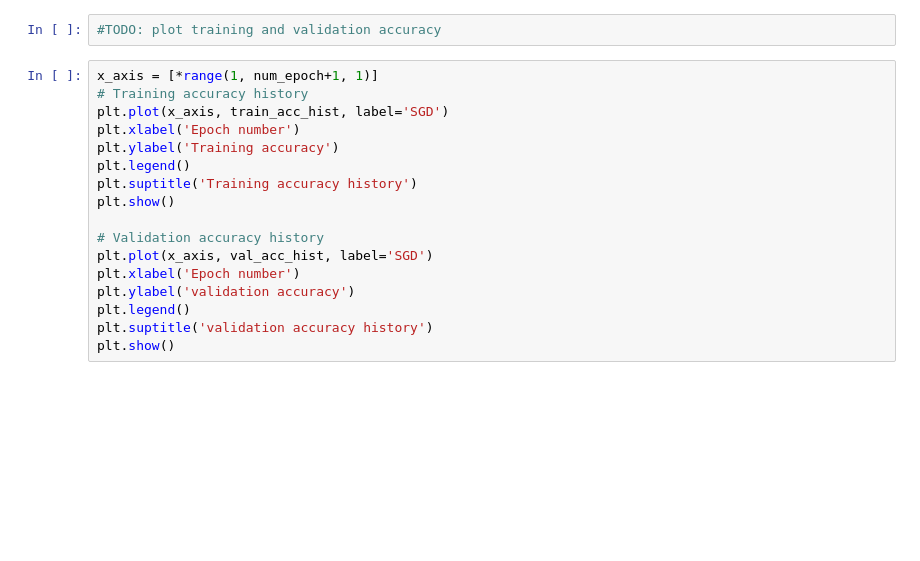
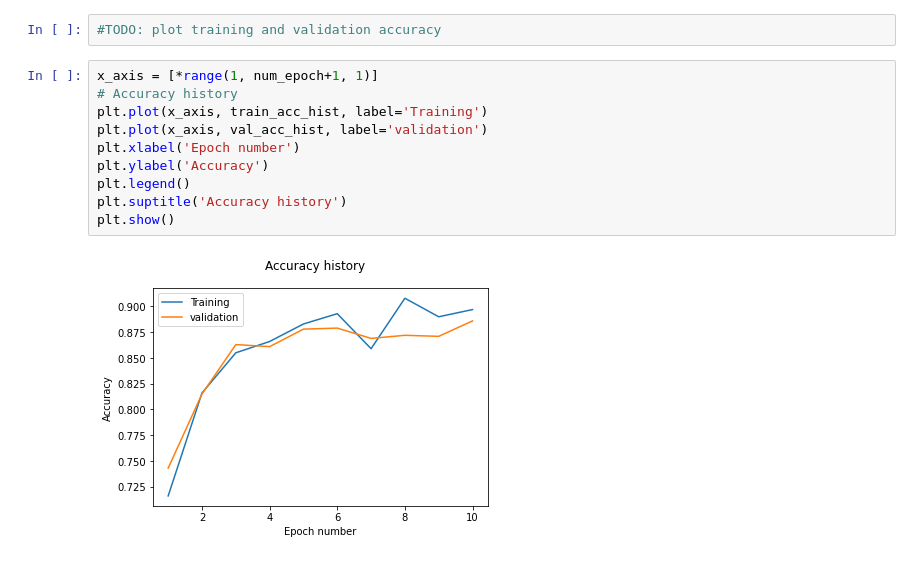
Before and after one commit to ecbme4040/e4040-2022fall-assign1-tw2834, a Jupyter notebook: task2-mlp_numpy.ipynb, the cells around one changed output. Cells and saved outputs as stored; diff of their text form; blank space fills up the shorter version.

```diff
--- a/task2-mlp_numpy.ipynb
+++ b/task2-mlp_numpy.ipynb
@@ -644,18 +688,13 @@ test(model, X_test, y_test)
 #TODO: plot training and validation accuracy
 # %%
 x_axis = [*range(1, num_epoch+1, 1)]
-# Training accuracy history
-plt.plot(x_axis, train_acc_hist, label='SGD')
+# Accuracy history
+plt.plot(x_axis, train_acc_hist, label='Training')
+plt.plot(x_axis, val_acc_hist, label='validation')
 plt.xlabel('Epoch number')
-plt.ylabel('Training accuracy')
+plt.ylabel('Accuracy')
 plt.legend()
-plt.suptitle('Training accuracy history')
+plt.suptitle('Accuracy history')
 plt.show()
-
-# Validation accuracy history
-plt.plot(x_axis, val_acc_hist, label='SGD')
-plt.xlabel('Epoch number')
-plt.ylabel('validation accuracy')
-plt.legend()
-plt.suptitle('validation accuracy history')
-plt.show()
+# %% [output]
+[figure, added]
```
Also changed, not shown: parts of 9 cells of this notebook, 5 other files.
